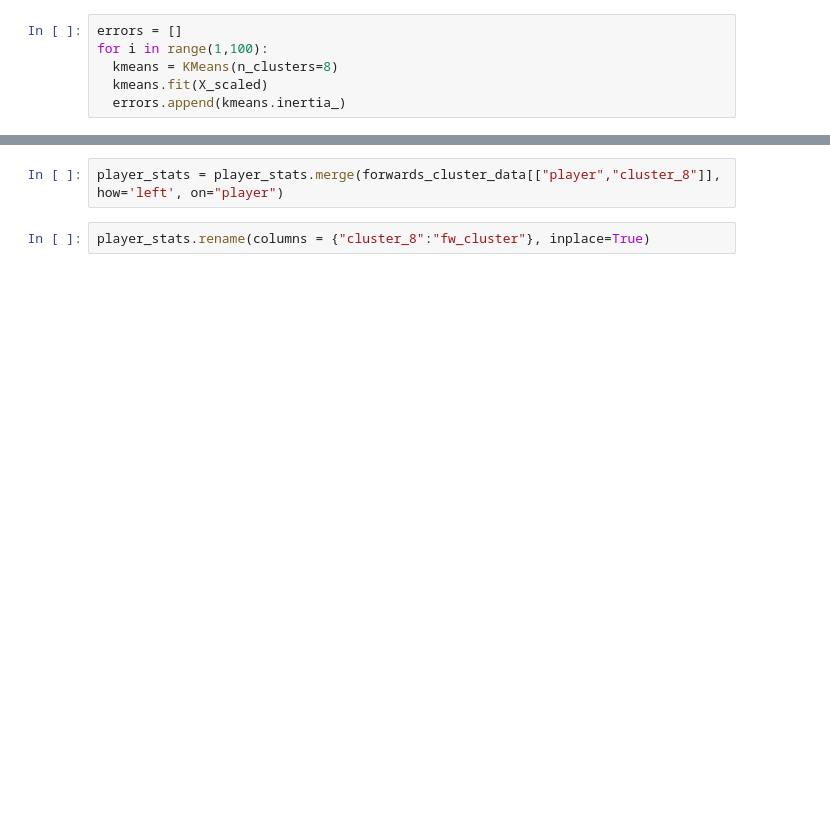
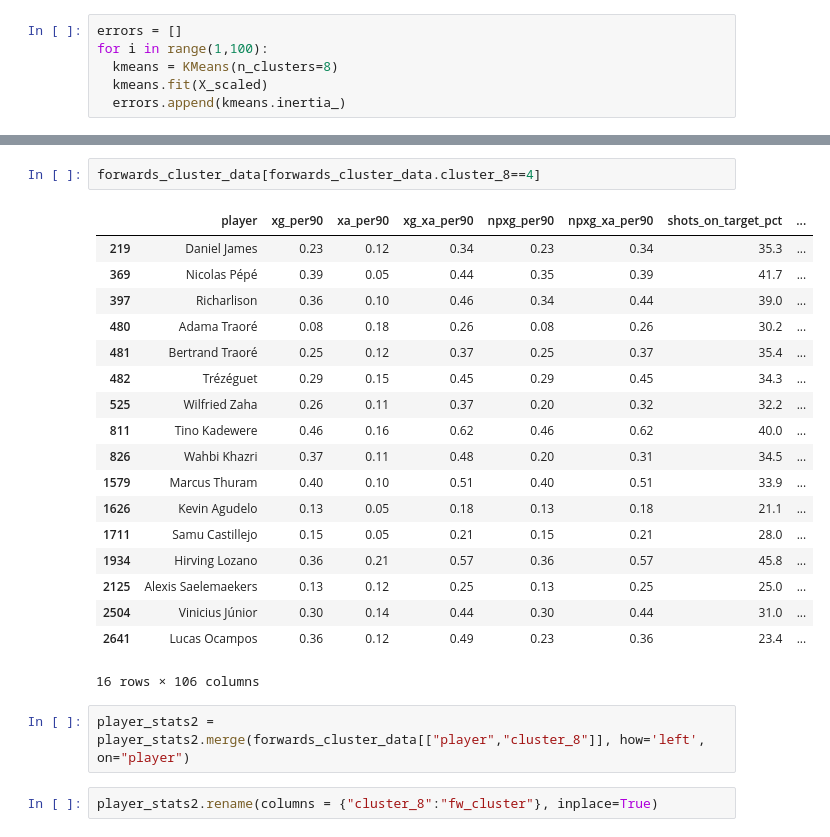
Before and after one commit to shreyansh273/Football-Scouting, a Jupyter notebook: Player_clustering.ipynb, the cells around one changed output, grey strips where cells are left out. Saved outputs shown, nothing was run; the diff lists cells and outputs as text; blank space fills up the shorter version.

```diff
--- a/Player_clustering.ipynb
+++ b/Player_clustering.ipynb
@@ -106,5 +153,26 @@ ax.plot(errors)
+# %%
+forwards_cluster_data[forwards_cluster_data.cluster_8==4]
+# %% [output]
+|  | player | xg_per90 | xa_per90 | xg_xa_per90 | npxg_per90 | npxg_xa_per90 | shots_on_target_pct | ... |
+| 219 | Daniel James | 0.23 | 0.12 | 0.34 | 0.23 | 0.34 | 35.3 | ... |
+| 369 | Nicolas Pépé | 0.39 | 0.05 | 0.44 | 0.35 | 0.39 | 41.7 | ... |
+| 397 | Richarlison | 0.36 | 0.10 | 0.46 | 0.34 | 0.44 | 39.0 | ... |
+| 480 | Adama Traoré | 0.08 | 0.18 | 0.26 | 0.08 | 0.26 | 30.2 | ... |
+| 481 | Bertrand Traoré | 0.25 | 0.12 | 0.37 | 0.25 | 0.37 | 35.4 | ... |
+| 482 | Trézéguet | 0.29 | 0.15 | 0.45 | 0.29 | 0.45 | 34.3 | ... |
+| 525 | Wilfried Zaha | 0.26 | 0.11 | 0.37 | 0.20 | 0.32 | 32.2 | ... |
+| 811 | Tino Kadewere | 0.46 | 0.16 | 0.62 | 0.46 | 0.62 | 40.0 | ... |
+| 826 | Wahbi Khazri | 0.37 | 0.11 | 0.48 | 0.20 | 0.31 | 34.5 | ... |
+| 1579 | Marcus Thuram | 0.40 | 0.10 | 0.51 | 0.40 | 0.51 | 33.9 | ... |
+| 1626 | Kevin Agudelo | 0.13 | 0.05 | 0.18 | 0.13 | 0.18 | 21.1 | ... |
+| 1711 | Samu Castillejo | 0.15 | 0.05 | 0.21 | 0.15 | 0.21 | 28.0 | ... |
+| 1934 | Hirving Lozano | 0.36 | 0.21 | 0.57 | 0.36 | 0.57 | 45.8 | ... |
+| 2125 | Alexis Saelemaekers | 0.13 | 0.12 | 0.25 | 0.13 | 0.25 | 25.0 | ... |
+| 2504 | Vinicius Júnior | 0.30 | 0.14 | 0.44 | 0.30 | 0.44 | 31.0 | ... |
+| 2641 | Lucas Ocampos | 0.36 | 0.12 | 0.49 | 0.23 | 0.36 | 23.4 | ... |
+16 rows × 106 columns
 # %%
-player_stats = player_stats.merge(forwards_cluster_data[["player","cluster_8"]], how='left', on="player")
+player_stats2 = player_stats2.merge(forwards_cluster_data[["player","cluster_8"]], how='left', on="player")
 # %%
-player_stats.rename(columns = {"cluster_8":"fw_cluster"}, inplace=True)
+player_stats2.rename(columns = {"cluster_8":"fw_cluster"}, inplace=True)
 # %%
```
Also changed, not shown: parts of 15 cells of this notebook.
